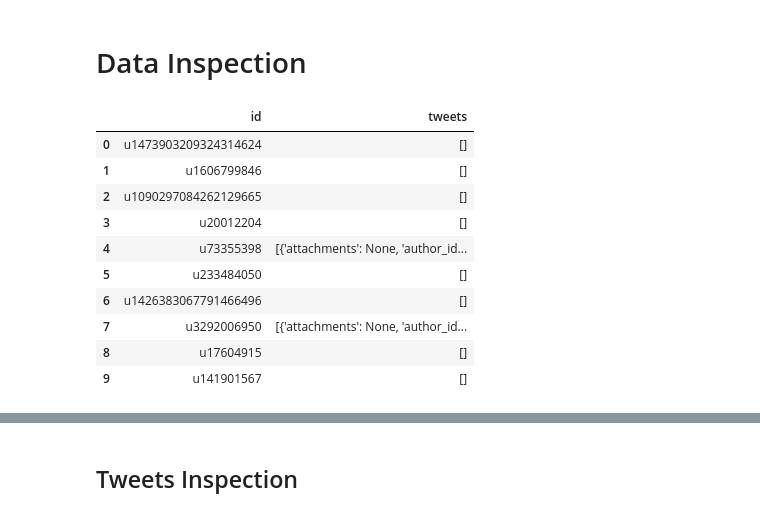
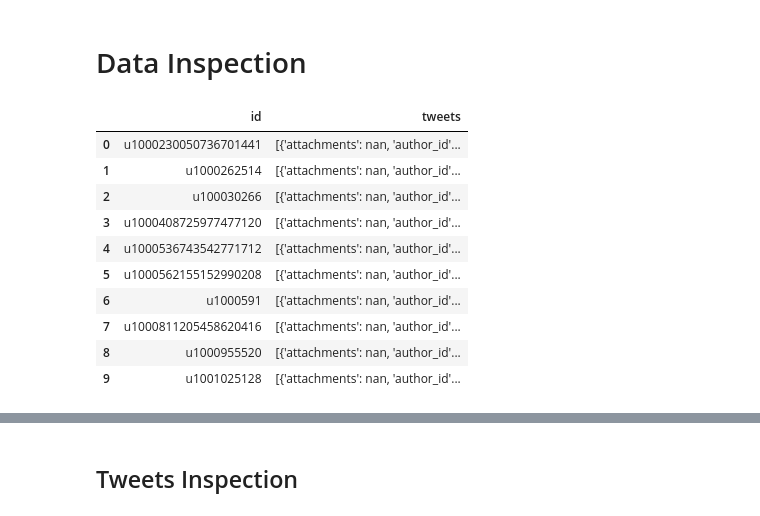
Before and after one commit to iiank/Twitter-Bot-Fraud-Detection, a Jupyter notebook: fe_tweets.ipynb, the cells around one changed output, grey strips where cells are left out. Drawn from its saved outputs; the diff is of its cells as text; code cells hidden in the pictures.

Commit message:
cleanup from tweets sample

```diff
--- a/fe_tweets.ipynb
+++ b/fe_tweets.ipynb
@@ -56,8 +48,8 @@ from transformers import pipeline
 # Load Dataset
 # %%
 # load dataset (adjust path as required)
-df_tweets = pd.read_parquet("./datasets/df_user_tweets_final.parquet")
-df = pd.read_parquet("./datasets/df_users_final.parquet")
+df_tweets = pd.read_parquet("datasets/final_outputs/df_tweets_final.parquet")
+df = pd.read_parquet("./datasets/final_outputs/df_users_final.parquet")
 
 # copy dataset
 df_tweets = df_tweets.copy()
@@ -65,19 +124,20 @@ df = df.copy()
 # %% [markdown]
 # Data Inspection
 # %%
+df_tweets = df_tweets_grouped
 df_tweets.head(10)
 # %% [output]
 |  | id | tweets |
-| 0 | u1473903209324314624 | [] |
-| 1 | u1606799846 | [] |
-| 2 | u1090297084262129665 | [] |
-| 3 | u20012204 | [] |
-| 4 | u73355398 | [{'attachments': None, 'author_id... |
-| 5 | u233484050 | [] |
-| 6 | u1426383067791466496 | [] |
-| 7 | u3292006950 | [{'attachments': None, 'author_id... |
-| 8 | u17604915 | [] |
-| 9 | u141901567 | [] |
+| 0 | u1000230050736701441 | [{'attachments': nan, 'author_id'... |
+| 1 | u1000262514 | [{'attachments': nan, 'author_id'... |
+| 2 | u100030266 | [{'attachments': nan, 'author_id'... |
+| 3 | u1000408725977477120 | [{'attachments': nan, 'author_id'... |
+| 4 | u1000536743542771712 | [{'attachments': nan, 'author_id'... |
+| 5 | u1000562155152990208 | [{'attachments': nan, 'author_id'... |
+| 6 | u1000591 | [{'attachments': nan, 'author_id'... |
+| 7 | u1000811205458620416 | [{'attachments': nan, 'author_id'... |
+| 8 | u1000955520 | [{'attachments': nan, 'author_id'... |
+| 9 | u1001025128 | [{'attachments': nan, 'author_id'... |
 # %%
 # display information of data
 df_tweets.info()
```
Also changed, not shown: parts of 26 cells of this notebook, 3 other files.
